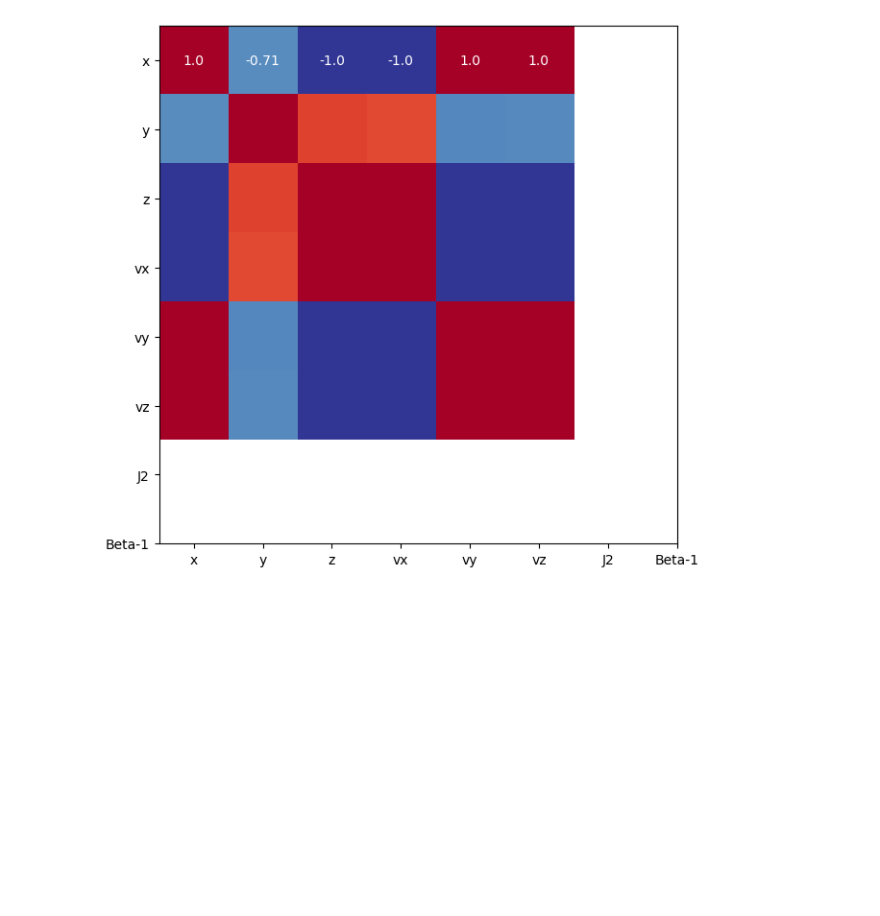
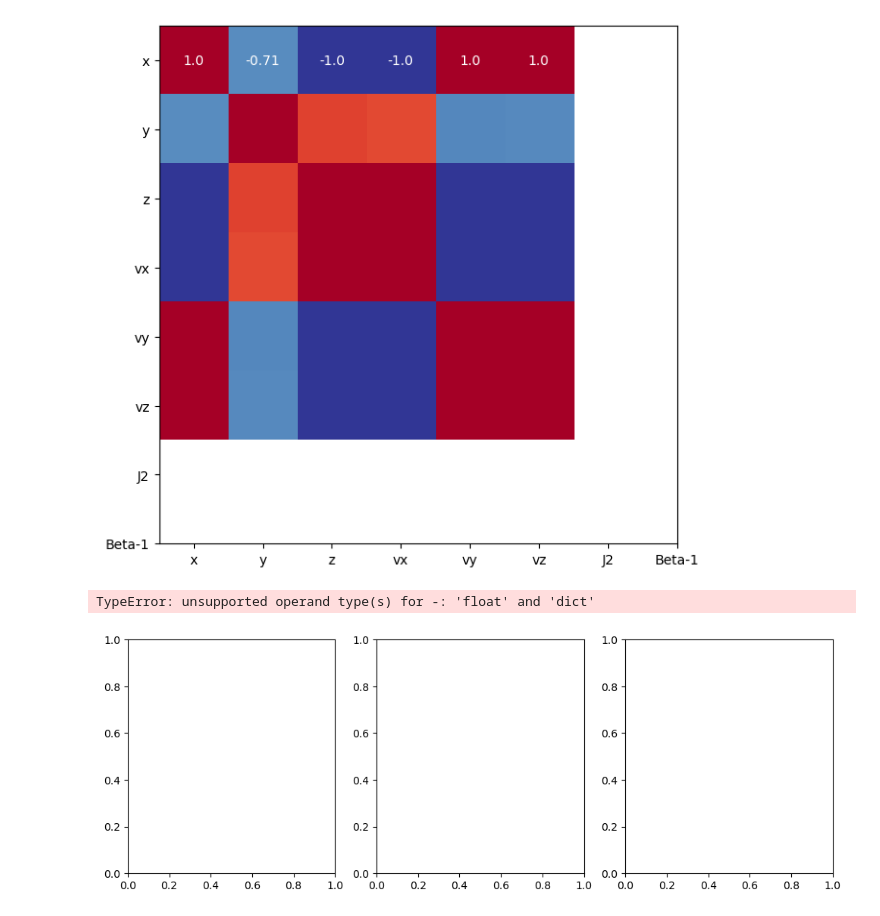
Before and after one commit to PocketBloom/Bachelor_Project, a Jupyter notebook: Estimation/2_Improved_Initial_state_several.ipynb, the cells around one changed output. Drawn from its saved outputs; the diff is of its cells as text; code cells hidden in the pictures; blank space fills up the shorter version.

```diff
--- a/Estimation/2_Improved_Initial_state_several.ipynb
+++ b/Estimation/2_Improved_Initial_state_several.ipynb
@@ -1546,8 +1547,11 @@ IndexError: index 6 is out of bounds for axis 1 with size 6
 #     ...
 # %%
 for i, name in enumerate(asteroid_id_list):
-    plot_residuals(setup_names, pod_output_set[i], observation_collection_set)
-    plot_cartesian(state_estimates_set, setup_names, observation_collection_set, "horizons", asteroid_id_Horizon = asteroid_id_list[i]
+    # plot_residuals(setup_names, pod_output_set[i], observation_collection_set)
+    plot_cartesian(state_estimates_set, setup_names, observation_collection_set, "horizons", asteroid_id_Horizon = asteroid_id_list[i],
         asteroid_id_SPICE = target_spk_local_kernel[i])
-    plot_cartesian(state_estimates_set, setup_names, observation_collection_set, "spice", asteroid_id_Horizon = asteroid_id_list[i]
+    plot_cartesian(state_estimates_set, setup_names, observation_collection_set, "spice", asteroid_id_Horizon = asteroid_id_list[i],
         asteroid_id_SPICE = target_spk_local_kernel[i])
+# %% [output]
+TypeError: unsupported operand type(s) for -: 'float' and 'dict'
+[figure, added]
```
Also changed, not shown: parts of 1 cell of this notebook.
